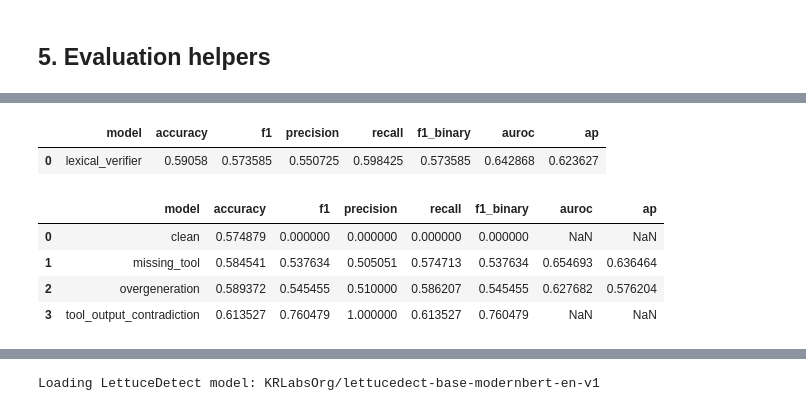
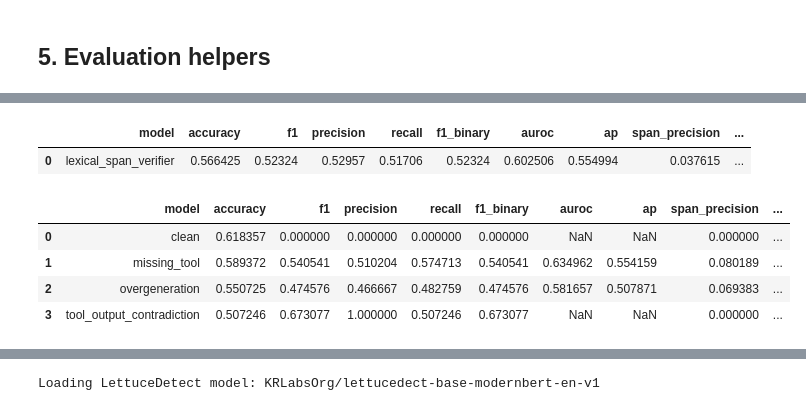
Before and after one commit to Lerusya66/toolace, a Jupyter notebook: evaluation_baselines_improved.ipynb, the cells around one changed output, grey strips where cells are left out. Cells and saved outputs as stored; diff of their text form; code cells hidden in the pictures.

```diff
--- a/evaluation_baselines_improved.ipynb
+++ b/evaluation_baselines_improved.ipynb
@@ -266,10 +276,11 @@ for corruption_type, rows in corrupted_datasets.items():
 
 benchmark_df = pd.DataFrame(benchmark_rows)
 benchmark_df["row_id"] = np.arange(len(benchmark_df))
+benchmark_df = add_normalized_context_columns(benchmark_df)
 
 print(f"Combined benchmark size: {len(benchmark_df)}")
 display(benchmark_df.groupby(["corruption_type", "label"]).size().rename("count").reset_index())
-benchmark_df.head(5)
+benchmark_df[["query", "normalized_context", "corruption_type", "label"]].head(3)
 # %% [output]
 Combined benchmark size: 4136
 |  | corruption_type | label | count |
@@ -508,33 +421,62 @@ def lexical_features(row):
+# %%
+def run_lexical_span_detector(row):
+    spans = lexical_hallucination_spans(row)
+    feats = aggregate_span_features(spans, len(row["output"]))
+    return spans, feats
 # %%
-lex_train = pd.DataFrame([lexical_features(row) for _, row in tqdm(train_df.iterrows(), total=len(train_df), desc="Lexical train")])
-lex_test = pd.DataFrame([lexical_features(row) for _, row in tqdm(test_df.iterrows(), total=len(test_df), desc="Lexical test")])
+lex_train_rows = train_df.copy()
+lex_test_rows = test_df.copy()
 
-y_train = train_df["label"].to_numpy()
-y_test = test_df["label"].to_numpy()
+lex_train_spans = []
+lex_train_feats = []
+for _, row in tqdm(lex_train_rows.iterrows(), total=len(lex_train_rows), desc="Lexical train"):
+    spans, feats = run_lexical_span_detector(row)
+    lex_train_spans.append(spans)
+    lex_train_feats.append(feats)
+
+lex_test_spans = []
+lex_test_feats = []
+for _, row in tqdm(lex_test_rows.iterrows(), total=len(lex_test_rows), desc="Lexical test"):
+    spans, feats = run_lexical_span_detector(row)
+    lex_test_spans.append(spans)
+    lex_test_feats.append(feats)
+
+lex_train_X = pd.DataFrame(lex_train_feats)
+lex_test_X = pd.DataFrame(lex_test_feats)
+y_train = lex_train_rows["label"].to_numpy()
+y_test = lex_test_rows["label"].to_numpy()
 
 lex_clf = Pipeline([
     ("scaler", StandardScaler()),
     ("clf", LogisticRegression(max_iter=1000, random_state=seed)),
 ])
-lex_clf.fit(lex_train, y_train)
+lex_clf.fit(lex_train_X, y_train)
 
-lex_test_pred = lex_clf.predict(lex_test)
-lex_test_score = lex_clf.predict_proba(lex_test)[:, 1]
+lex_test_pred = lex_clf.predict(lex_test_X)
+lex_test_score = lex_clf.predict_proba(lex_test_X)[:, 1]
 
-test_df_lex = test_df.copy()
+test_df_lex = lex_test_rows.copy()
+test_df_lex["lexical_spans"] = lex_test_spans
 test_df_lex["lex_pred"] = lex_test_pred
 test_df_lex["lex_score"] = lex_test_score
+test_df_lex["lex_direct_pred"] = test_df_lex["lexical_spans"].apply(lambda spans: int(len(spans) > 0))
+test_df_lex["lex_direct_score"] = test_df_lex["lexical_spans"].apply(max_span_score)
 
-lex_overall = pd.DataFrame([evaluate_predictions(y_test, lex_test_pred, lex_test_score, prefix="lexical_verifier")])
-lex_by_type = evaluate_by_type(test_df_lex, pred_col="lex_pred", score_col="lex_score")
+lex_overall, lex_by_type = build_method_report(
+    test_df_lex,
+    pred_col="lex_pred",
+    score_col="lex_score",
+    span_col="lexical_spans",
+    model_name="lexical_span_verifier",
+)
 
 display(lex_overall)
 display(lex_by_type)
 # %% [output]
-|  | model | accuracy | f1 | precision | recall | f1_binary | auroc | ap |
-| 0 | lexical_verifier | 0.59058 | 0.573585 | 0.550725 | 0.598425 | 0.573585 | 0.642868 | 0.623627 |
+|  | model | accuracy | f1 | precision | recall | f1_binary | auroc | ap | span_precision | ... |
+| 0 | lexical_span_verifier | 0.566425 | 0.52324 | 0.52957 | 0.51706 | 0.52324 | 0.602506 | 0.554994 | 0.037615 | ... |
-|  | model | accuracy | f1 | precision | recall | f1_binary | auroc | ap |
-| 0 | clean | 0.574879 | 0.000000 | 0.000000 | 0.000000 | 0.000000 | NaN | NaN |
-| 1 | missing_tool | 0.584541 | 0.537634 | 0.505051 | 0.574713 | 0.537634 | 0.654693 | 0.636464 |
-| 2 | overgeneration | 0.589372 | 0.545455 | 0.510000 | 0.586207 | 0.545455 | 0.627682 | 0.576204 |
-| 3 | tool_output_contradiction | 0.613527 | 0.760479 | 1.000000 | 0.613527 | 0.760479 | NaN | NaN |
+|  | model | accuracy | f1 | precision | recall | f1_binary | auroc | ap | span_precision | ... |
+| 0 | clean | 0.618357 | 0.000000 | 0.000000 | 0.000000 | 0.000000 | NaN | NaN | 0.000000 | ... |
+| 1 | missing_tool | 0.589372 | 0.540541 | 0.510204 | 0.574713 | 0.540541 | 0.634962 | 0.554159 | 0.080189 | ... |
+| 2 | overgeneration | 0.550725 | 0.474576 | 0.466667 | 0.482759 | 0.474576 | 0.581657 | 0.507871 | 0.069383 | ... |
+| 3 | tool_output_contradiction | 0.507246 | 0.673077 | 1.000000 | 0.507246 | 0.673077 | NaN | NaN | 0.000000 | ... |
```
Also changed, not shown: parts of 25 cells of this notebook, 18 other files.
